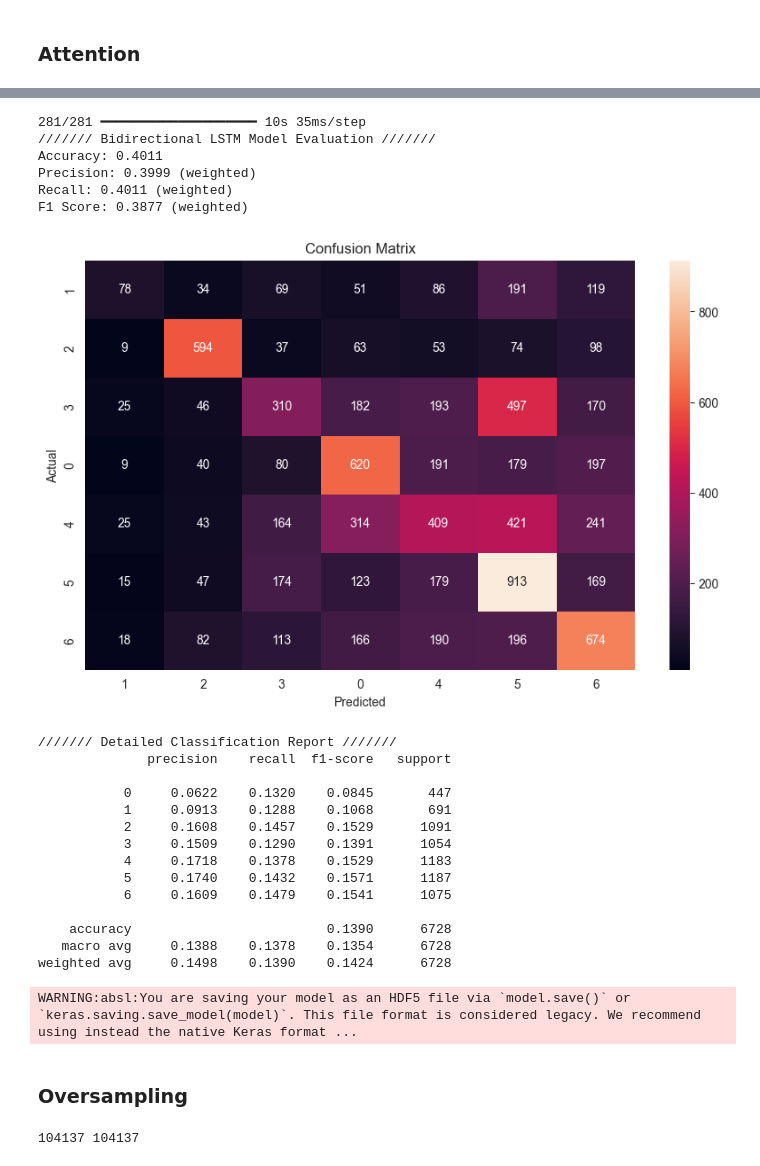
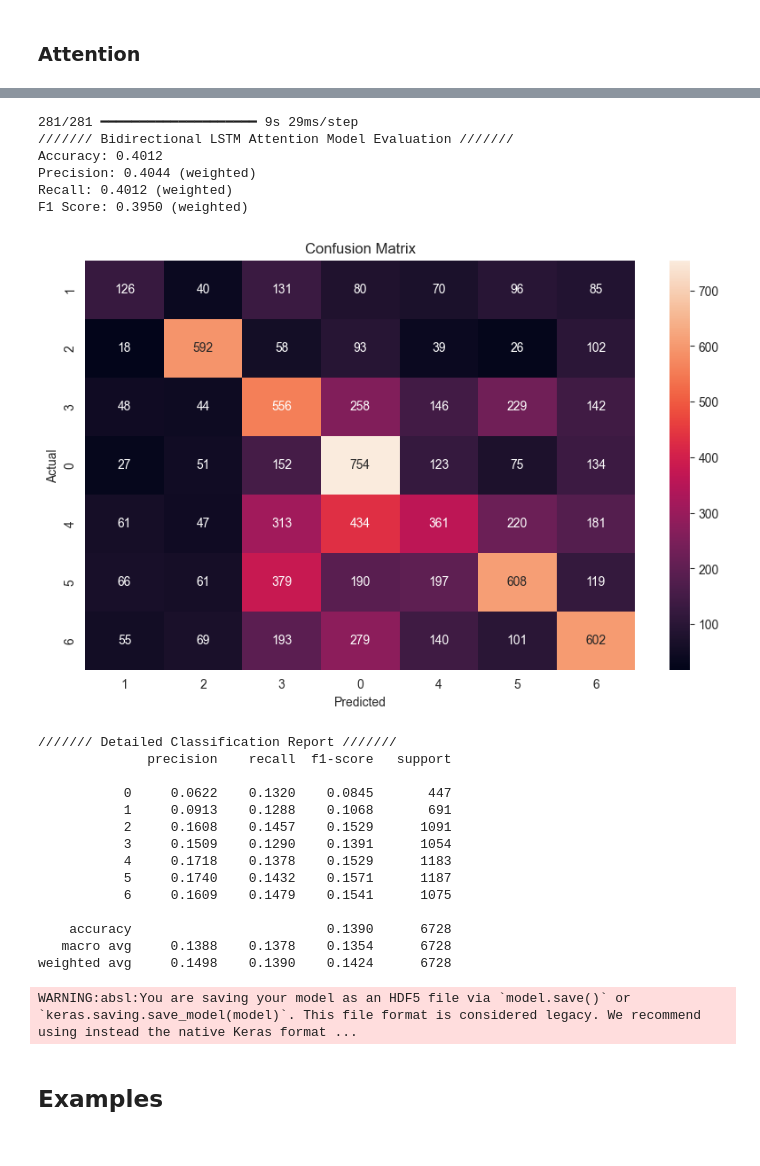
Before and after one commit to AdiPassover/Emojifier, a Jupyter notebook: emojifiers.ipynb, the cells around one changed output, grey strips where cells are left out. Drawn from its saved outputs; the diff is of its cells as text; code cells hidden in the pictures.

```diff
--- a/emojifiers.ipynb
+++ b/emojifiers.ipynb
@@ -972,21 +974,21 @@ model.evaluate(x_test, y_test)
 # %%
 # Make predictions on the test set
 y_pred_proba = model.predict(x_test)  # Predict probabilities
 y_pred = np.argmax(y_pred_proba, axis=1)  # Convert probabilities to class indices
 
 # Convert true labels to class indices if they are one-hot encoded
 y_true = np.argmax(y_test, axis=1)
 
 # Print evaluation results
-print_model_evaluation('Bidirectional LSTM Model', y_true, y_pred)
+print_model_evaluation('Bidirectional LSTM Attention Model', y_true, y_pred)
 # %% [output]
-281/281 ━━━━━━━━━━━━━━━━━━━━ 10s 35ms/step
-/////// Bidirectional LSTM Model Evaluation ///////
-Accuracy: 0.4011
-Precision: 0.3999 (weighted)
-Recall: 0.4011 (weighted)
-F1 Score: 0.3877 (weighted)
+281/281 ━━━━━━━━━━━━━━━━━━━━ 9s 29ms/step
+/////// Bidirectional LSTM Attention Model Evaluation ///////
+Accuracy: 0.4012
+Precision: 0.4044 (weighted)
+Recall: 0.4012 (weighted)
+F1 Score: 0.3950 (weighted)
-[figure, old version]
+[figure, new version]
 /////// Detailed Classification Report ///////
               precision    recall  f1-score   support
 
@@ -1006,4 +1008,4 @@ model.save('lstm_model_attention2.h5')
 # %% [output]
 WARNING:absl:You are saving your model as an HDF5 file via `model.save()` or `keras.saving.save_model(model)`. This file format is considered legacy. We recommend using instead the native Keras format ...
 # %% [markdown]
-### Oversampling
+## Examples
@@ -1027,4 +1011,0 @@ X_resampled, y_resampled = oversample.fit_resample(x_embed.reshape(-1, 1000), y_
-# %%
-print(len(X_resampled), len(y_resampled))
-# %% [output]
-104137 104137
```
Also changed, not shown: parts of 19 cells of this notebook, 1 other file.
